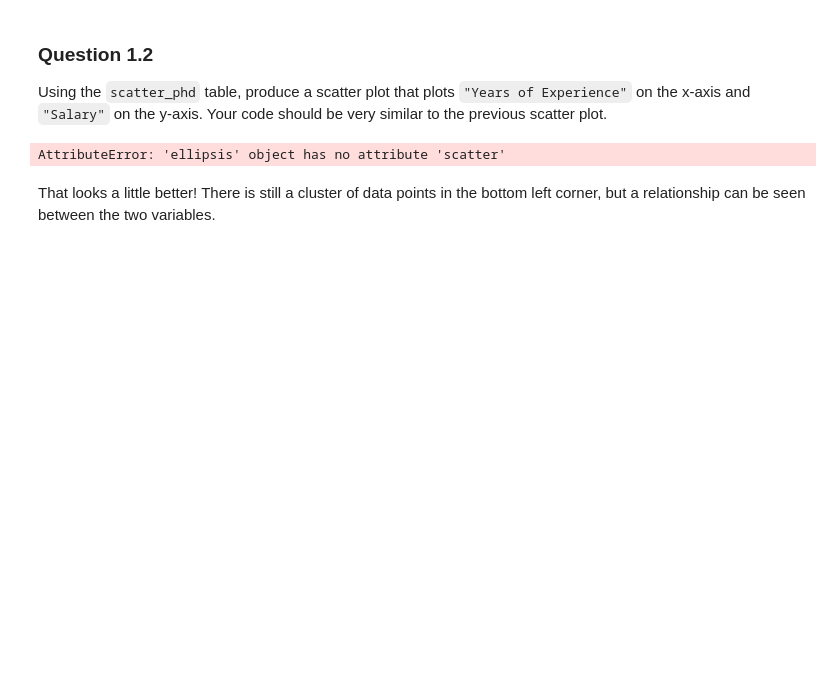
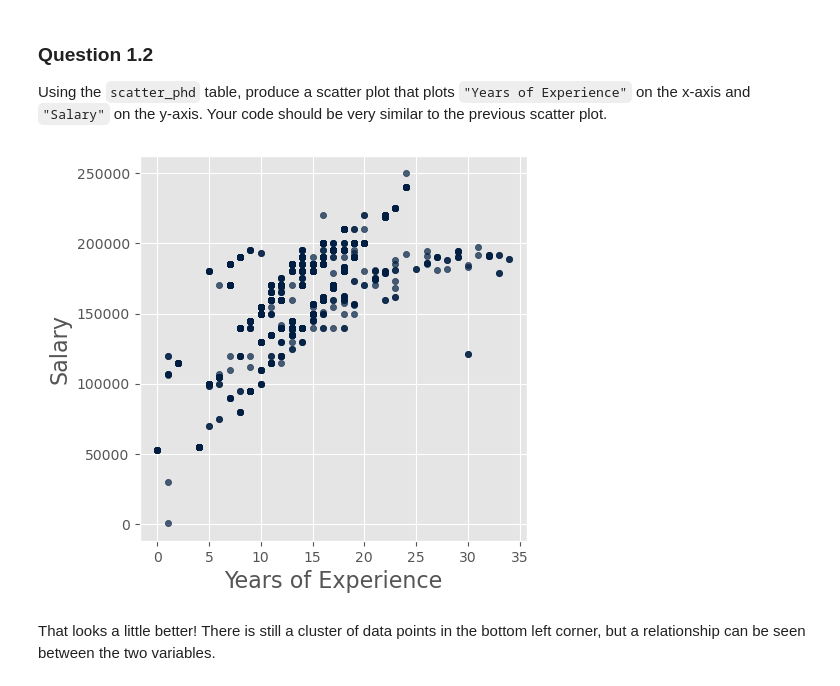
Before and after one commit to data-6-berkeley/materials-fa24, a Jupyter notebook: labs/lab07/lab07.ipynb, the cells around one changed output. Cells and saved outputs as stored; diff of their text form; code cells hidden in the pictures; blank space fills up the shorter version.

```diff
--- a/labs/lab07/lab07.ipynb
+++ b/labs/lab07/lab07.ipynb
@@ -53,6 +67,6 @@ We decide to take only individuals with PhDs as it significantly reduces the siz
 Using clean_salary, create a smaller subset of the data named scatter_phd that contains only individuals with a PhD
 # %%
 # Create a smaller subset of data; only individuals with a PhD
-scatter_phd = ...
+scatter_phd = clean_salary.where("Education Level", "PhD")
 scatter_phd
 # %% [output]
@@ -64,9 +89,9 @@ Ellipsis
 Using the `scatter_phd` table, produce a scatter plot that plots `"Years of Experience"` on the x-axis and `"Salary"` on the y-axis. Your code should be very similar to the previous scatter plot.
 # %%
 # Replace the ... with the necessary code to plot the scatter plot
-scatter_phd.scatter(...)
+scatter_phd.scatter("Years of Experience", "Salary")
 # %% [output]
-AttributeError: 'ellipsis' object has no attribute 'scatter'
+[figure, added]
 # %% [markdown]
 <!-- END QUESTION -->
 
```
Also changed, not shown: parts of 9 cells of this notebook.
